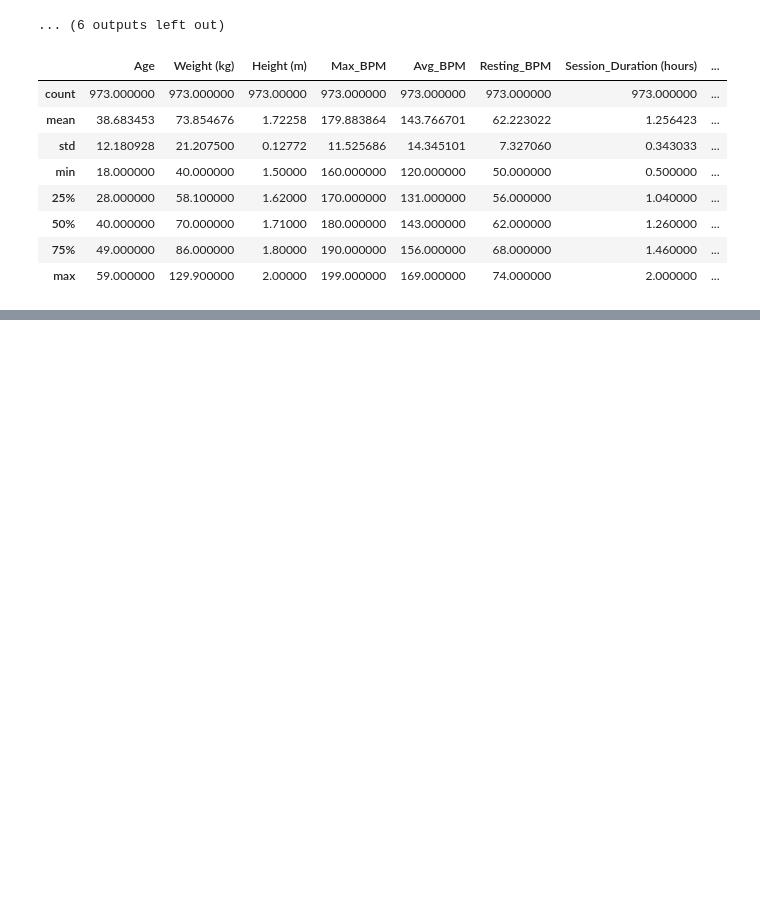
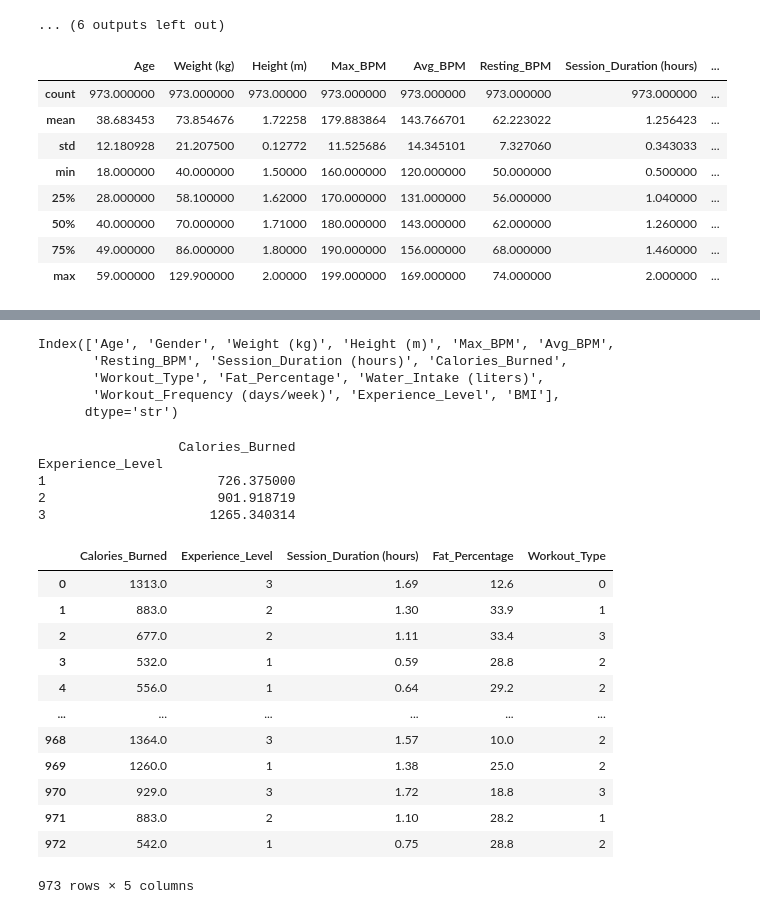
Before and after one commit to Gauravpoudel7/Gym_test_model, a Jupyter notebook: gym_model.ipynb, the cells around one changed output, grey strips where cells are left out. Drawn from its saved outputs; the diff is of its cells as text; code cells hidden in the pictures; blank space fills up the shorter version.

```diff
--- a/gym_model.ipynb
+++ b/gym_model.ipynb
@@ -294,0 +310,32 @@ new_df.describe()
+# %%
+df.columns
+# %% [output]
+Index(['Age', 'Gender', 'Weight (kg)', 'Height (m)', 'Max_BPM', 'Avg_BPM',
+       'Resting_BPM', 'Session_Duration (hours)', 'Calories_Burned',
+       'Workout_Type', 'Fat_Percentage', 'Water_Intake (liters)',
+       'Workout_Frequency (days/week)', 'Experience_Level', 'BMI'],
+      dtype='str')
+# %%
+print(df[['Experience_Level', 'Calories_Burned']].groupby('Experience_Level').mean())
+# %% [output]
+                  Calories_Burned
+Experience_Level
+1                      726.375000
+2                      901.918719
+3                     1265.340314
+# %%
+new_df
+# %% [output]
+|  | Calories_Burned | Experience_Level | Session_Duration (hours) | Fat_Percentage | Workout_Type |
+| 0 | 1313.0 | 3 | 1.69 | 12.6 | 0 |
+| 1 | 883.0 | 2 | 1.30 | 33.9 | 1 |
+| 2 | 677.0 | 2 | 1.11 | 33.4 | 3 |
+| 3 | 532.0 | 1 | 0.59 | 28.8 | 2 |
+| 4 | 556.0 | 1 | 0.64 | 29.2 | 2 |
+| ... | ... | ... | ... | ... | ... |
+| 968 | 1364.0 | 3 | 1.57 | 10.0 | 2 |
+| 969 | 1260.0 | 1 | 1.38 | 25.0 | 2 |
+| 970 | 929.0 | 3 | 1.72 | 18.8 | 3 |
+| 971 | 883.0 | 2 | 1.10 | 28.2 | 1 |
+| 972 | 542.0 | 1 | 0.75 | 28.8 | 2 |
+973 rows × 5 columns
```
Also changed, not shown: parts of 14 cells of this notebook, 3 other files.
